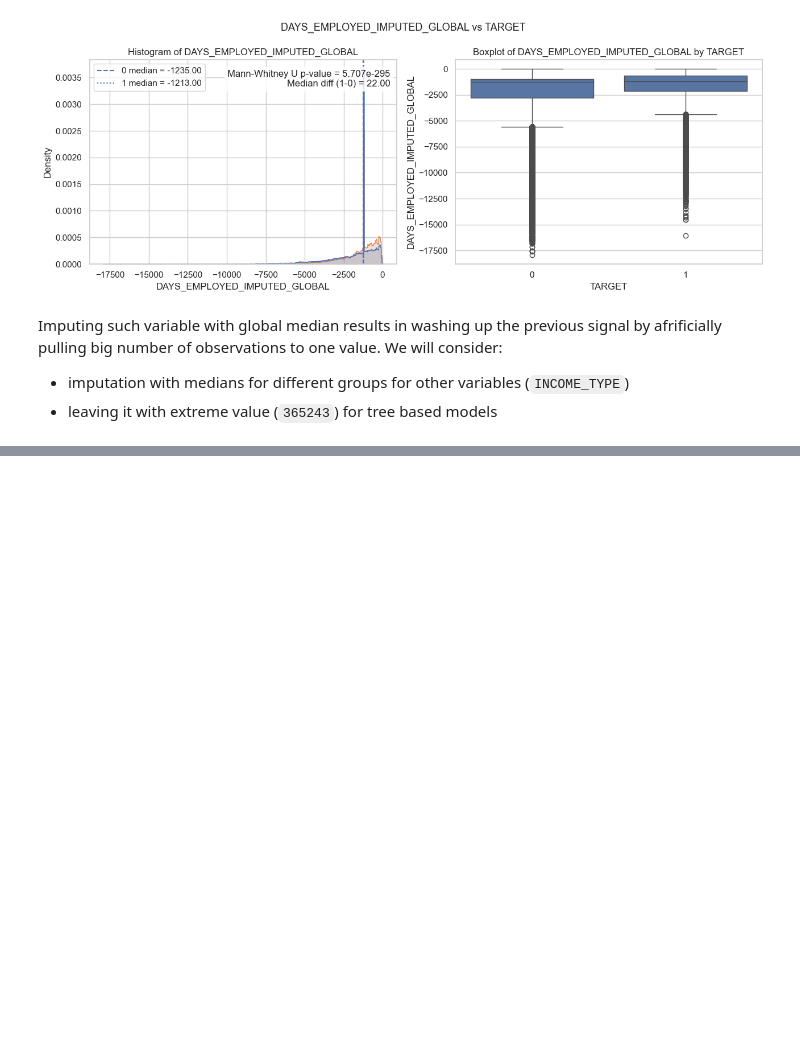
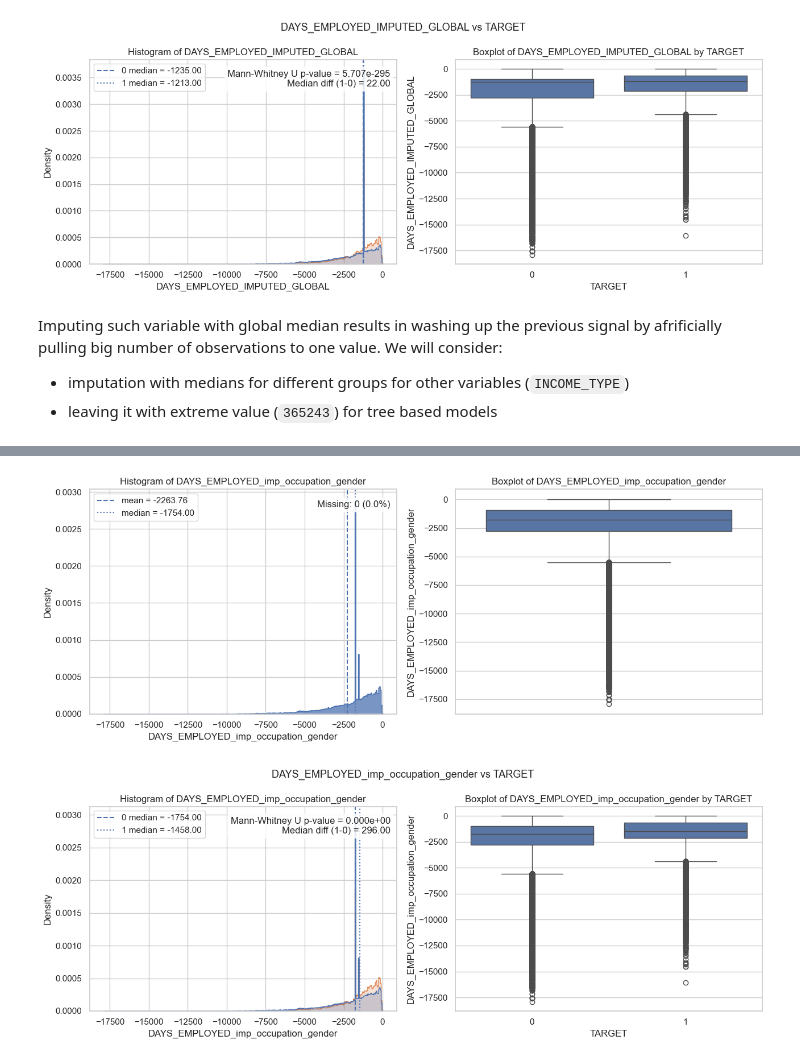
Before and after one commit to alek-ds/home-credit-default-risk-ak, a Jupyter notebook: notebooks/app_univariate_bivariate_app_process.ipynb, the cells around one changed output, grey strips where cells are left out. Cells and saved outputs as stored; diff of their text form; code cells hidden in the pictures; blank space fills up the shorter version.

```diff
--- a/notebooks/app_univariate_bivariate_app_process.ipynb
+++ b/notebooks/app_univariate_bivariate_app_process.ipynb
@@ -211,0 +271,6 @@ We will consider:
+# %%
+plot_quantitative_distribution(df=df_imp, quant_var='DAYS_EMPLOYED_imp_occupation_gender')
+plot_quantitative_vs_binary(df=df_imp, quant_var='DAYS_EMPLOYED_imp_occupation_gender', binary_var='TARGET')
+# %% [output]
+[figure, added]
+[figure, added]
```
Also changed, not shown: parts of 44 cells of this notebook.
